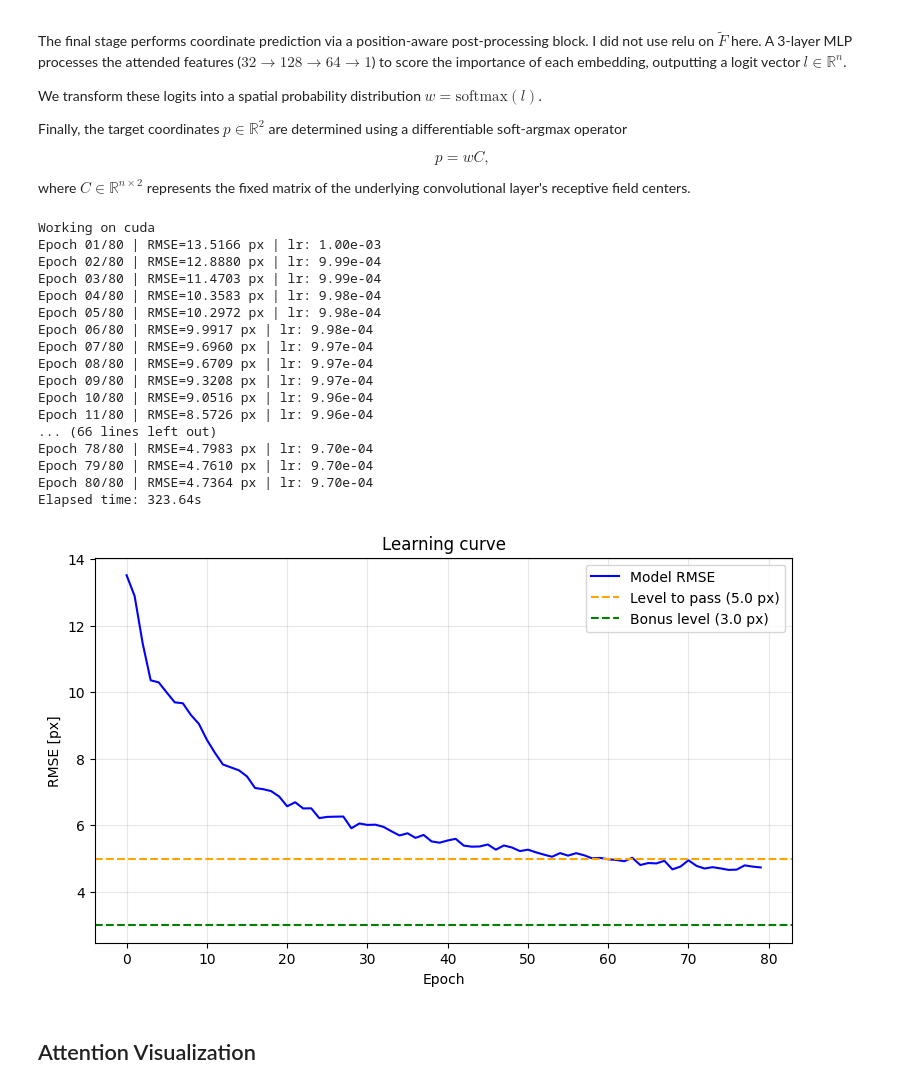
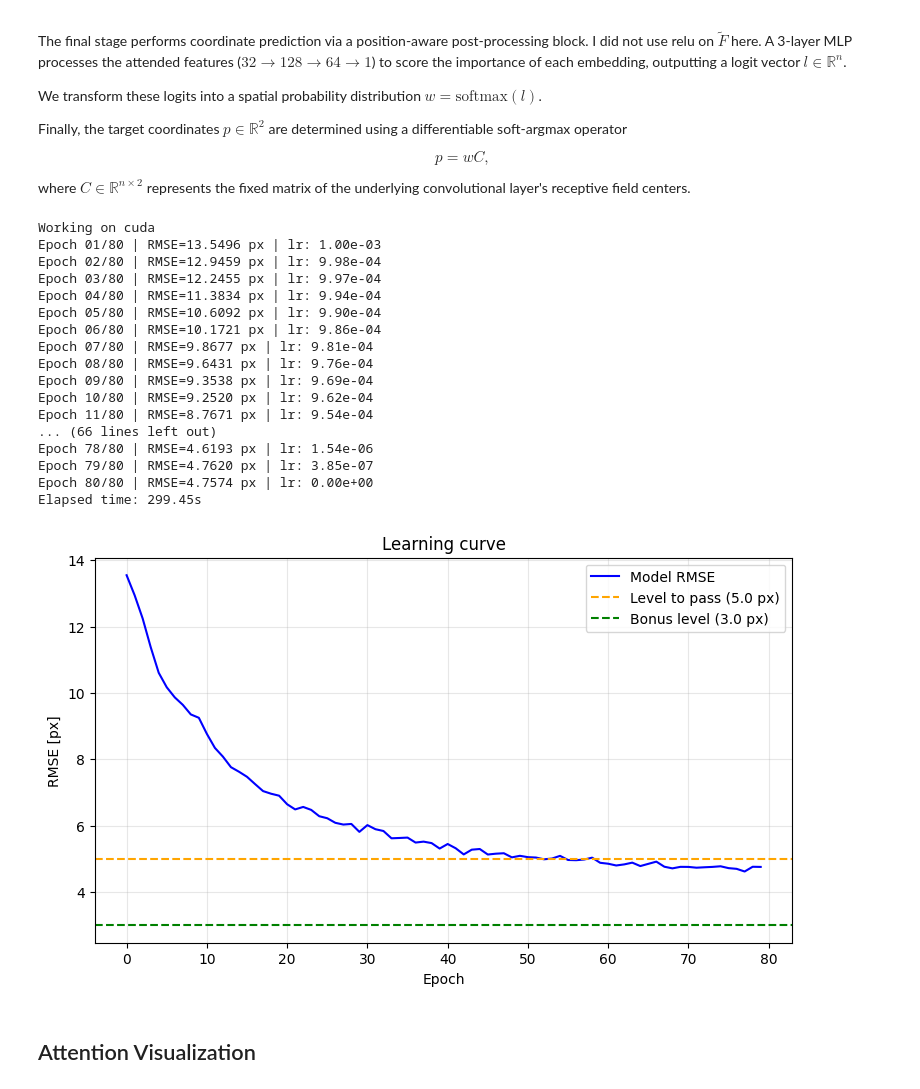
Before and after one commit to kapikozak/Machine-Learning-2025L, a Jupyter notebook: Finding_odd_shapes.ipynb, the cells around one changed output. Drawn from its saved outputs; the diff is of its cells as text; code cells hidden in the pictures.

Commit message:
Training function adjustments

```diff
--- a/Finding_odd_shapes.ipynb
+++ b/Finding_odd_shapes.ipynb
@@ -121,12 +121,13 @@ seed_everything()
 # %%
 from time import time
 
-def train_model(net, num_epochs=80):
+def train_model(net, num_epochs=60):
   print(f"Working on {device}")
   net = net.to(device)
 
   criterion = torch.nn.MSELoss()
   optimizer = torch.optim.AdamW(net.parameters(), lr=1e-3)
+  scheduler = torch.optim.lr_scheduler.CosineAnnealingLR(optimizer, T_max=num_epochs)
 
   history = []
   start_time = time()
@@ -137,7 +138,6 @@ def train_model(net, num_epochs=80):
 
     epoch_dataset = OddXYDataset(num_samples=25000)
     dataloader = torch.utils.data.DataLoader(epoch_dataset, batch_size=128, shuffle=False)
-    scheduler = torch.optim.lr_scheduler.CosineAnnealingLR(optimizer, T_max=num_epochs)
 
     for imgs, labels in dataloader:
       imgs = imgs.to(device)
@@ -247,7 +247,7 @@ hidden = 128
 k = 16
 
 device = torch.device("cuda" if torch.cuda.is_available() else "cpu")
-S = sinusoid_positions_2d(height=12, width=12, dim=feature_cnt)
+S = sinusoid_positions_2d(height=16, width=16, dim=feature_cnt)
 
 class PositionScorer(torch.nn.Module):
   def __init__(self, feature_cnt=32, hidden=128):
@@ -366,28 +366,28 @@ class Net_SelfAttention_And_PE(torch.nn.Module):
     return predicted_xy, weights
 # %%
 net = Net_SelfAttention_And_PE()
-train_rmse_history = train_model(net)
+train_rmse_history = train_model(net, num_epochs=80)
 
 plot_training_curve(train_rmse_history)
 # %% [output]
 Working on cuda
-Epoch 01/80 | RMSE=13.5166 px | lr: 1.00e-03
-Epoch 02/80 | RMSE=12.8880 px | lr: 9.99e-04
-Epoch 03/80 | RMSE=11.4703 px | lr: 9.99e-04
-Epoch 04/80 | RMSE=10.3583 px | lr: 9.98e-04
-Epoch 05/80 | RMSE=10.2972 px | lr: 9.98e-04
-Epoch 06/80 | RMSE=9.9917 px | lr: 9.98e-04
-Epoch 07/80 | RMSE=9.6960 px | lr: 9.97e-04
-Epoch 08/80 | RMSE=9.6709 px | lr: 9.97e-04
-Epoch 09/80 | RMSE=9.3208 px | lr: 9.97e-04
-Epoch 10/80 | RMSE=9.0516 px | lr: 9.96e-04
-Epoch 11/80 | RMSE=8.5726 px | lr: 9.96e-04
+Epoch 01/80 | RMSE=13.5496 px | lr: 1.00e-03
+Epoch 02/80 | RMSE=12.9459 px | lr: 9.98e-04
+Epoch 03/80 | RMSE=12.2455 px | lr: 9.97e-04
+Epoch 04/80 | RMSE=11.3834 px | lr: 9.94e-04
+Epoch 05/80 | RMSE=10.6092 px | lr: 9.90e-04
+Epoch 06/80 | RMSE=10.1721 px | lr: 9.86e-04
+Epoch 07/80 | RMSE=9.8677 px | lr: 9.81e-04
+Epoch 08/80 | RMSE=9.6431 px | lr: 9.76e-04
+Epoch 09/80 | RMSE=9.3538 px | lr: 9.69e-04
+Epoch 10/80 | RMSE=9.2520 px | lr: 9.62e-04
+Epoch 11/80 | RMSE=8.7671 px | lr: 9.54e-04
 ... (66 lines left out)
-Epoch 78/80 | RMSE=4.7983 px | lr: 9.70e-04
-Epoch 79/80 | RMSE=4.7610 px | lr: 9.70e-04
-Epoch 80/80 | RMSE=4.7364 px | lr: 9.70e-04
-Elapsed time: 323.64s
+Epoch 78/80 | RMSE=4.6193 px | lr: 1.54e-06
+Epoch 79/80 | RMSE=4.7620 px | lr: 3.85e-07
+Epoch 80/80 | RMSE=4.7574 px | lr: 0.00e+00
+Elapsed time: 299.45s
-[figure, old version]
+[figure, new version]
 # %% [markdown]
 ## Attention Visualization
 # %%
```
Also changed, not shown: parts of 4 cells of this notebook.
